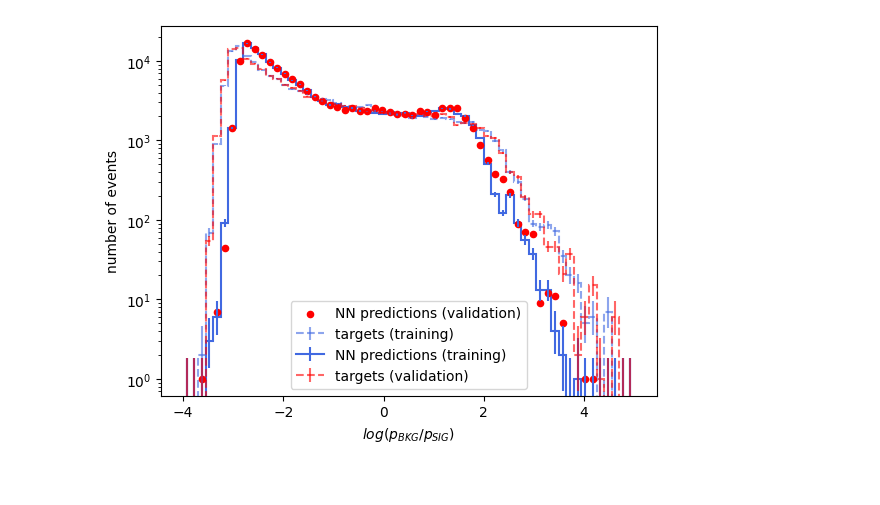
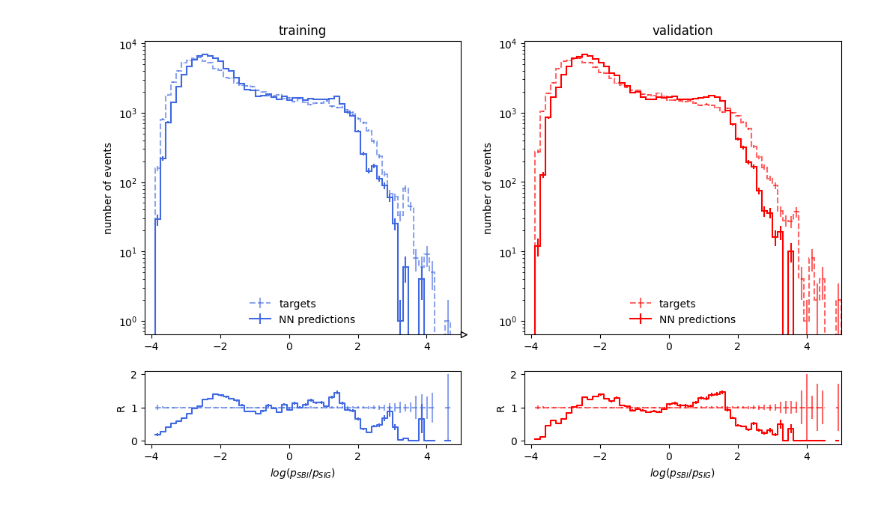
Before and after one commit to hep-cce/nsbi4hep, a Jupyter notebook: notebooks/plot-alice-outputs.ipynb, the cells around one changed output. Drawn from its saved outputs; the diff is of its cells as text; code cells hidden in the pictures.

```diff
--- a/notebooks/plot-alice-outputs.ipynb
+++ b/notebooks/plot-alice-outputs.ipynb
@@ -20,25 +20,25 @@ import hist
 import torch
 from lightning import Trainer
 # %%
-OUTPUT_DIR = '../jobs/alice/refactor-four-BKG-vs-SIG'
+OUTPUT_DIR = '../jobs/alice/refactor-four-SBI-vs-SIG'
 SCALER_FILE_X = 'scaler.pkl'
 SCALER_FILE_Y = None
 CHECKPOINT_DIR = 'checkpoints'
 SAMPLE_DIR = '../..'
 
-EPOCH = 53
+EPOCH = 54
 VAL_LOSS = 0.41
 VERSION = 0
 
 CHECKPOINT = f'checkpoint-alice-epoch={EPOCH}-val_loss={VAL_LOSS}.ckpt'
 LIGHTNING_DIR = f'lightning_logs/version_{VERSION}'
 
-COMPONENT_NUMERATOR = msq.Component.BKG
+COMPONENT_NUMERATOR = msq.Component.SBI
 COMPONENT_DENOMINATOR = msq.Component.SIG
 
 COMPONENT_FILE = msq.Component.SIG
 
-SAMPLE_SIZE = 150000
+SAMPLE_SIZE = 100000
 
 FEATURES=['cth_star', 'cth_1', 'cth_2', 'phi_1', 'phi', 'Z1_mass', 'Z2_mass', '4l_mass', '4l_rapidity']
 
@@ -118,42 +118,71 @@ targets_val = validation_data.s
 # %%
 targets_train=training_data.s
 targets_val=validation_data.s
+# %%
+ratios_train_pred = predictions_train/(1-predictions_train)
+ratios_train_target = targets_train/(1-targets_train)
+
+ratios_val_pred = predictions_val/(1-predictions_val)
+ratios_val_target = targets_val/(1-targets_val)
 # %%
 BINS = 60
 
-bounds = [-4,5]
+bounds = [-4.2,5]
 
-h_predictions_train = hist.Hist(hist.axis.Regular(BINS, *bounds))
-h_predictions_train.fill(np.log(predictions_train/(1-predictions_train)))
+h_predictions_train = hist.Hist(hist.axis.Regular(BINS, *bounds), storage=hist.storage.Weight())
+h_predictions_train.fill(np.log(ratios_train_pred))
 
-h_targets_train = hist.Hist(hist.axis.Regular(BINS, *bounds))
-h_targets_train.fill(np.log(targets_train/(1-targets_train)))
+h_targets_train = hist.Hist(hist.axis.Regular(BINS, *bounds), storage=hist.storage.Weight())
+h_targets_train.fill(np.log(ratios_train_target))
 
 
-h_predictions_val = hist.Hist(hist.axis.Regular(BINS, *bounds))
-h_predictions_val.fill(np.log(predictions_val/(1-predictions_val)))
+h_predictions_val = hist.Hist(hist.axis.Regular(BINS, *bounds), storage=hist.storage.Weight())
+h_predictions_val.fill(np.log(ratios_val_pred))
 
-h_targets_val = hist.Hist(hist.axis.Regular(BINS, *bounds))
-h_targets_val.fill(np.log(targets_val/(1-targets_val)))
+h_targets_val = hist.Hist(hist.axis.Regular(BINS, *bounds), storage=hist.storage.Weight())
+h_targets_val.fill(np.log(ratios_val_target))
 
-h_targets_train.plot(color='royalblue', linestyle='--', label='targets (training)', alpha=0.6)
-h_predictions_train.plot(color='royalblue', linestyle='-', label='NN predictions (training)')
+fig, ((ax1, ax2), (ax3, ax4)) = plt.subplots(2,2, gridspec_kw={'height_ratios': [4, 1]}, figsize=(12,7))
 
-bin_centers = h_predictions_val.axes[0].centers
-bin_heights = h_predictions_val.values()
+h_targets_train.plot(ax=ax1, color='royalblue', linestyle='--', label='targets', alpha=0.6, yerr=np.sqrt(h_targets_train.variances()))
+h_predictions_train.plot(ax=ax1, color='royalblue', linestyle='-', label='NN predictions', yerr=np.sqrt(h_predictions_train.variances()))
 
-h_targets_val.plot(color='red', linestyle='--', label='targets (validation)', alpha=0.6)
-plt.scatter(bin_centers, bin_heights, color='red', marker='o', s=20, label='NN predictions (validation)')
+h_targets_val.plot(ax=ax2, color='red', linestyle='--', label='targets', alpha=0.6, yerr=np.sqrt(h_targets_val.variances()))
+h_predictions_val.plot(ax=ax2, color='red', label='NN predictions', yerr=np.sqrt(h_predictions_val.variances()))
 
-plt.xlabel(f'$log(p_{{{comp_strings[COMPONENT_NUMERATOR]}}}/p_{{{comp_strings[COMPONENT_DENOMINATOR]}}})$')
-plt.ylabel('number of events')
-plt.yscale('log')
+ax1.set_title('training')
+ax1.set_xlabel('')
+ax3.set_xlabel(f'$log(p_{{{comp_strings[COMPONENT_NUMERATOR]}}}/p_{{{comp_strings[COMPONENT_DENOMINATOR]}}})$')
+ax1.set_ylabel('number of events')
+ax1.set_yscale('log')
+ax1.set_xlim(*bounds)
+ax1.legend(loc='lower center', frameon=False)
 
-plt.legend()
+ax2.set_title('validation')
+ax2.set_xlabel('')
+ax4.set_xlabel(f'$log(p_{{{comp_strings[COMPONENT_NUMERATOR]}}}/p_{{{comp_strings[COMPONENT_DENOMINATOR]}}})$')
+ax2.set_ylabel('number of events')
+ax2.set_yscale('log')
+ax2.set_xlim(*bounds)
+ax2.legend(loc='lower center', frameon=False)
+
+ax3.errorbar(h_targets_train.axes[0].centers, h_targets_train.values()/h_targets_train.values(), yerr=np.sqrt(h_targets_train.variances())/h_targets_train.values(), color='royalblue', linestyle='--', drawstyle='steps-mid', label=f'', alpha=0.6)
+ax3.errorbar(h_predictions_train.axes[0].centers, h_predictions_train.values()/h_targets_train.values(), yerr=np.sqrt((np.sqrt(h_predictions_train.variances())/h_targets_train.values())**2 + (- np.sqrt(h_targets_train.variances())*h_predictions_train.values()/h_targets_train.values()**2)**2), color='royalblue', drawstyle='steps-mid', label=f'')
+
+#ax3.set_ylim(0,3)
+ax3.set_ylabel('R')
+ax3.set_xlim(*bounds)
+
+ax4.errorbar(h_targets_val.axes[0].centers, h_targets_val.values()/h_targets_val.values(), yerr=np.sqrt(h_targets_val.variances())/h_targets_val.values(), color='red', linestyle='--', drawstyle='steps-mid', label=f'', alpha=0.6)
+ax4.errorbar(h_predictions_val.axes[0].centers, h_predictions_val.values()/h_targets_val.values(), yerr=np.sqrt((np.sqrt(h_predictions_val.variances())/h_targets_val.values())**2 + (- np.sqrt(h_targets_val.variances())*h_predictions_val.values()/h_targets_val.values()**2)**2), color='red', drawstyle='steps-mid', label=f'')
+
+#ax4.set_ylim(0,3)
+ax4.set_ylabel('R')
+ax4.set_xlim(*bounds)
 
 plt.show()
 # %% [output]
-[figure, old version]
+[figure, new version]
 # %%
 BINS = 60
 
```
Also changed, not shown: parts of 4 cells of this notebook, 6 other files.
